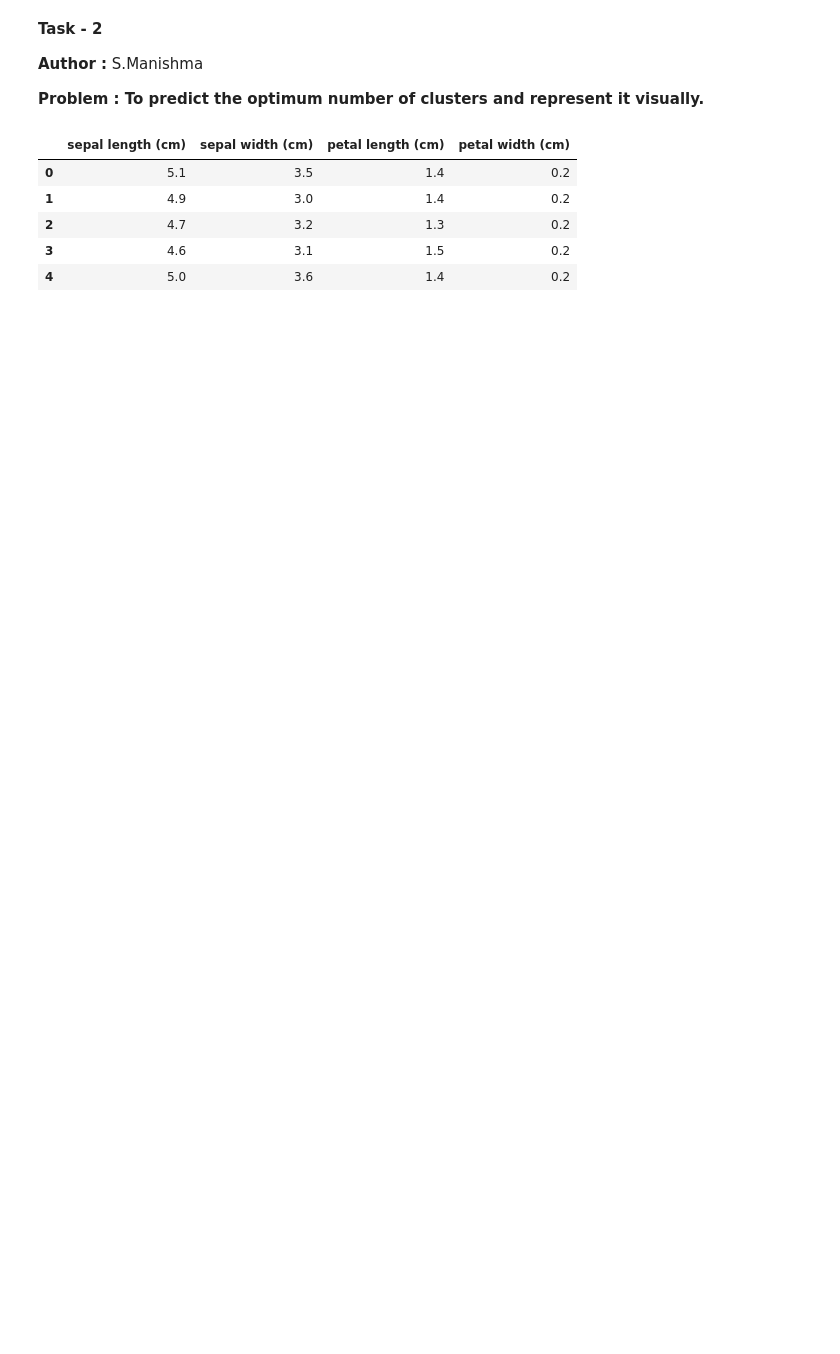
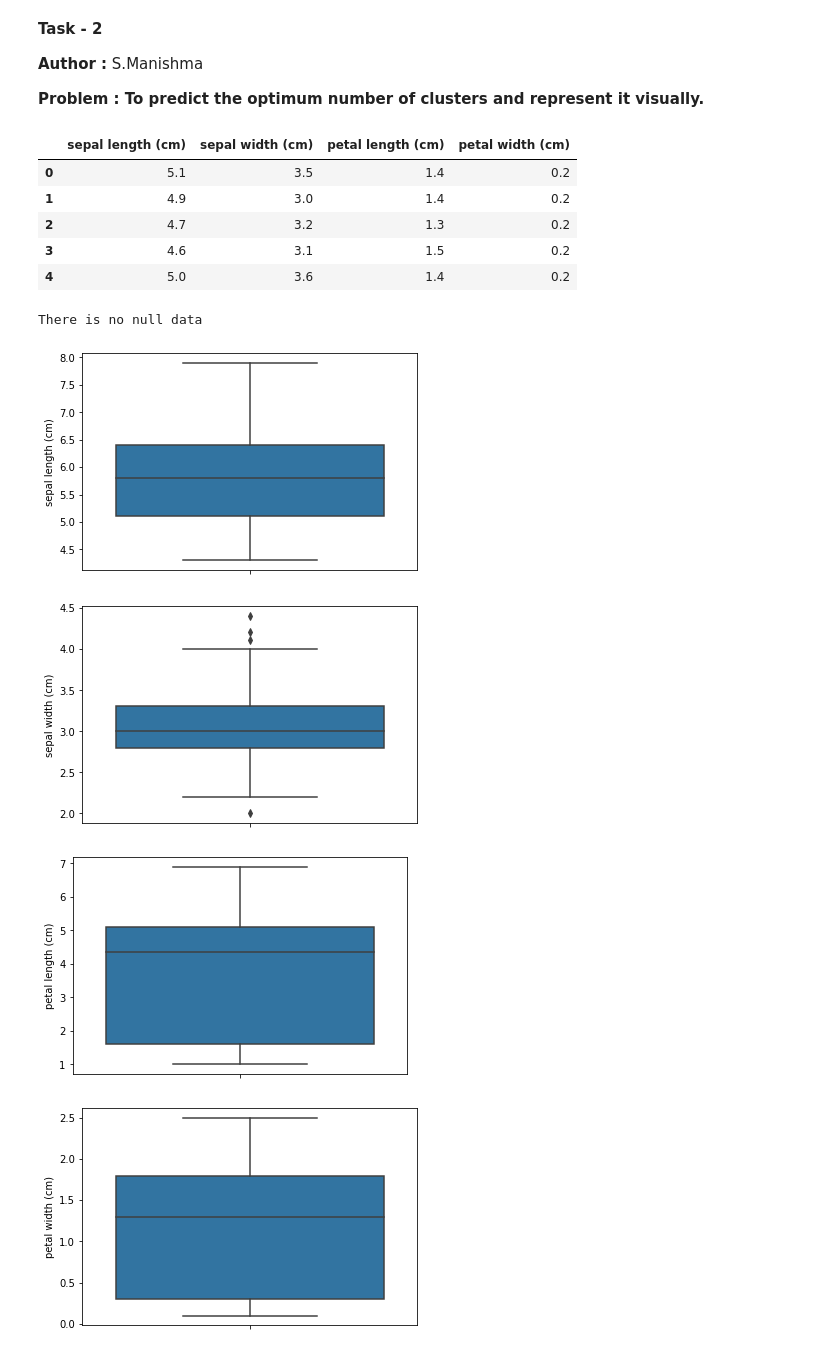
Before and after one commit to manish2509/Sparks-Intern, a Jupyter notebook: Task2.ipynb, the cells around one changed output. Drawn from its saved outputs; the diff is of its cells as text; code cells hidden in the pictures; blank space fills up the shorter version.

```diff
--- a/Task2.ipynb
+++ b/Task2.ipynb
@@ -24,3 +29,21 @@ iris_data.head()
 | 2 | 4.7 | 3.2 | 1.3 | 0.2 |
 | 3 | 4.6 | 3.1 | 1.5 | 0.2 |
 | 4 | 5.0 | 3.6 | 1.4 | 0.2 |
+# %%
+if(iris_data.isnull==True):
+  print("There is null data")
+else:
+  print("There is no null data")
+# %% [output]
+There is no null data
+# %%
+#To find the ouliers
+cols = iris_data.columns
+for i in cols:
+    sns.boxplot(y=iris_data[i])
+    plt.show()
+# %% [output]
+[figure, added]
+[figure, added]
+[figure, added]
+[figure, added]
```
Also changed, not shown: parts of 9 cells of this notebook.
